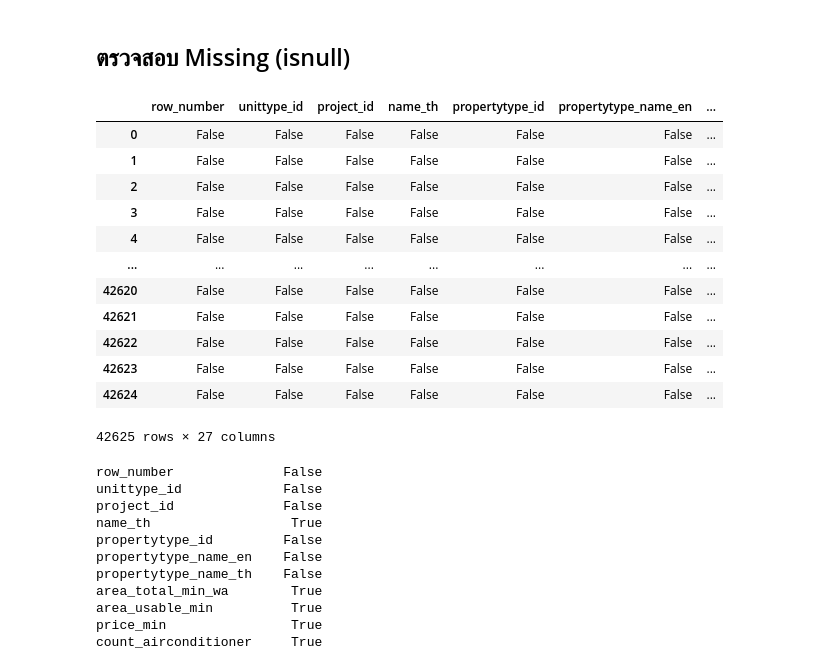
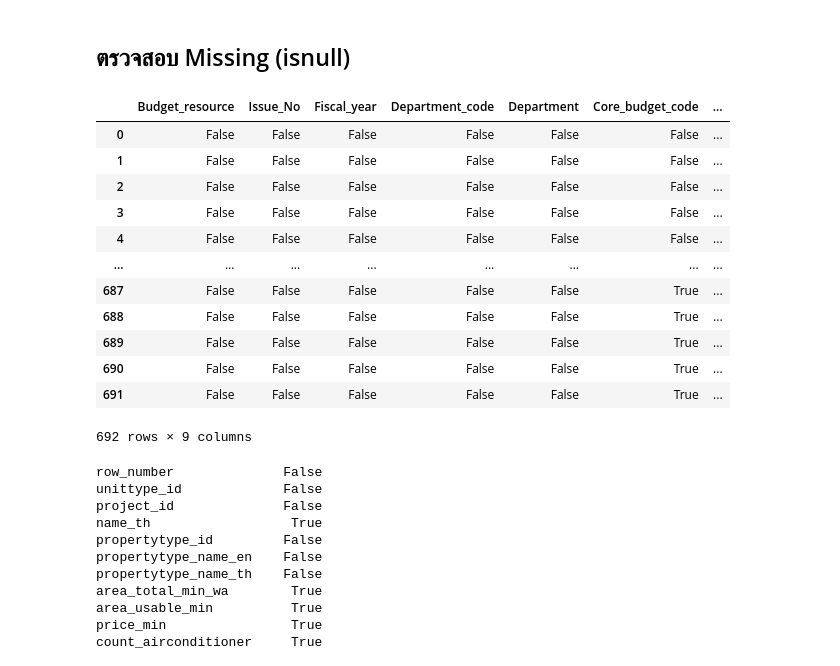
Before and after one commit to Pimchanok6430205105/python_dataviz2023, a Jupyter notebook: pandas101.ipynb, the cells around one changed output. Drawn from its saved outputs; the diff is of its cells as text; code cells hidden in the pictures.

```diff
--- a/pandas101.ipynb
+++ b/pandas101.ipynb
@@ -35,6 +35,6 @@ data0
 # %%
 import pandas as pd
 # %%
-unit = pd.read_csv('/content/csv.csv') #ไป copy path ของไฟล์มา
-unit.head()
+data0 = pd.read_csv('/content/csv.csv') #ไป copy path ของไฟล์มา
+data0.head()
 # %% [output]
@@ -80,21 +189,21 @@ NaN = Not a number
 # %% [markdown]
 ## ตรวจสอบ Missing (isnull)
 # %%
-unit.isnull() # ตรวจสอบว่าค่านั้นเป็นค่า missingหรือไม่
+data0.isnull() # ตรวจสอบว่าค่านั้นเป็นค่า missingหรือไม่
 # %% [output]
-|  | row_number | unittype_id | project_id | name_th | propertytype_id | propertytype_name_en | ... |
+|  | Budget_resource | Issue_No | Fiscal_year | Department_code | Department | Core_budget_code | ... |
 | 0 | False | False | False | False | False | False | ... |
 | 1 | False | False | False | False | False | False | ... |
 | 2 | False | False | False | False | False | False | ... |
 | 3 | False | False | False | False | False | False | ... |
 | 4 | False | False | False | False | False | False | ... |
 | ... | ... | ... | ... | ... | ... | ... | ... |
-| 42620 | False | False | False | False | False | False | ... |
-| 42621 | False | False | False | False | False | False | ... |
-| 42622 | False | False | False | False | False | False | ... |
-| 42623 | False | False | False | False | False | False | ... |
-| 42624 | False | False | False | False | False | False | ... |
+| 687 | False | False | False | False | False | True | ... |
+| 688 | False | False | False | False | False | True | ... |
+| 689 | False | False | False | False | False | True | ... |
+| 690 | False | False | False | False | False | True | ... |
+| 691 | False | False | False | False | False | True | ... |
-42625 rows × 27 columns
+692 rows × 9 columns
 # %%
 unit.isnull().any()  #.any( )คือการเอาค่าความจริง ใน column มา  or กัน ///False คือไม่มี missing  เลย /// True ต้องจัดการ
 # %% [output]
```
Also changed, not shown: parts of 22 cells of this notebook.
